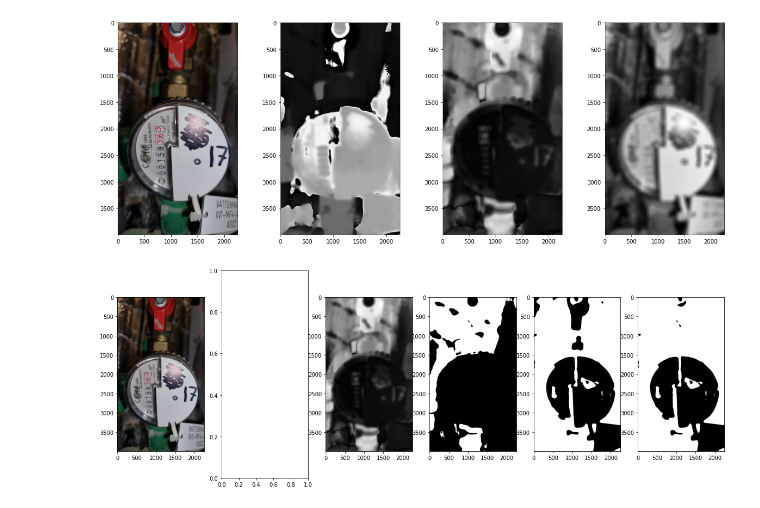
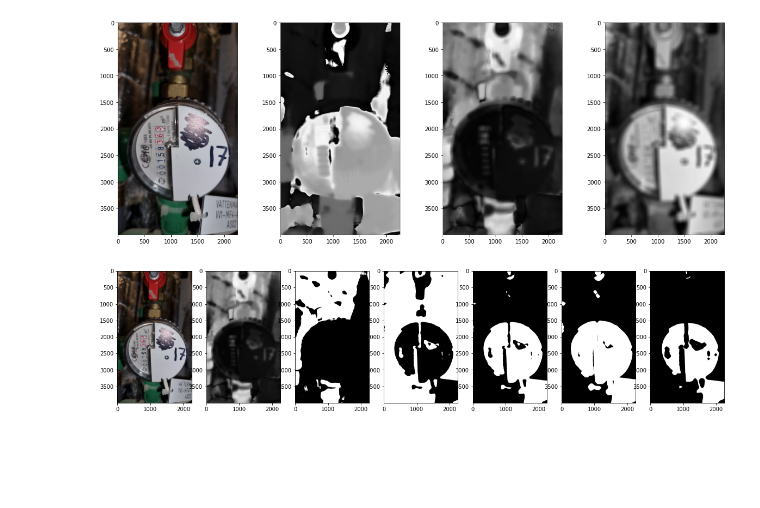
Before and after one commit to Luviz/brf_kf_work, a Jupyter notebook: main.ipynb, the cells around one changed output. Drawn from its saved outputs; the diff is of its cells as text; code cells hidden in the pictures; blank space fills up the shorter version.

```diff
--- a/main.ipynb
+++ b/main.ipynb
@@ -33,20 +32,29 @@ _ = ax[3].imshow(img_HSV[:, :, 2])
 [figure]
 # %%
 k = 5
-b_img_HSV = cv.GaussianBlur(img_HSV,(k,k),0)
-hue = b_img_HSV[:,:,0]
+b_img_HSV = cv.GaussianBlur(img_HSV, (k, k), 0)
+hue = b_img_HSV[:, :, 0]
 
-ret, thresh1 = cv.threshold(b_img_HSV[:, :, 1], 0, 255, cv.THRESH_OTSU | cv.THRESH_BINARY)
-ret, thresh2 = cv.threshold(b_img_HSV[:, :, 2], 0, 255, cv.THRESH_OTSU | cv.THRESH_BINARY_INV)
-out_img = thresh2 | thresh1
+ret, thresh1 = cv.threshold(
+    b_img_HSV[:, :, 1], 0, 255, cv.THRESH_OTSU | cv.THRESH_BINARY
+)
+ret, thresh2 = cv.threshold(
+    b_img_HSV[:, :, 2], 0, 255, cv.THRESH_OTSU | cv.THRESH_BINARY_INV
+)
+out_img = cv.bitwise_not(thresh2 | thresh1)
 
+rect_kernel = cv.getStructuringElement(cv.MORPH_DILATE, (17, 17))
+dilation = cv.dilate(out_img, rect_kernel, iterations=5)
+erode = cv.erode(out_img, rect_kernel, iterations=4)
 
-fig, ax = plt.subplots(1,6)
-fig.set_size_inches(20,7)
-_ = ax[0].imshow(img[:,:,::-1])
-_ = ax[2].imshow(img_HSV[:, :, 1])
-_ = ax[3].imshow(thresh1)
-_ = ax[4].imshow(thresh2)
-_ = ax[5].imshow(out_img)
+fig, ax = plt.subplots(1, 7)
+fig.set_size_inches(20, 7)
+_ = ax[0].imshow(img[:, :, ::-1])
+_ = ax[1].imshow(img_HSV[:, :, 1])
+_ = ax[2].imshow(thresh1)
+_ = ax[3].imshow(thresh2)
+_ = ax[4].imshow(out_img)
+_ = ax[5].imshow(dilation)
+_ = ax[6].imshow(erode)
 # %% [output]
-[figure, old version]
+[figure, new version]
```
Also changed, not shown: parts of 24 cells of this notebook, 2 other files.
